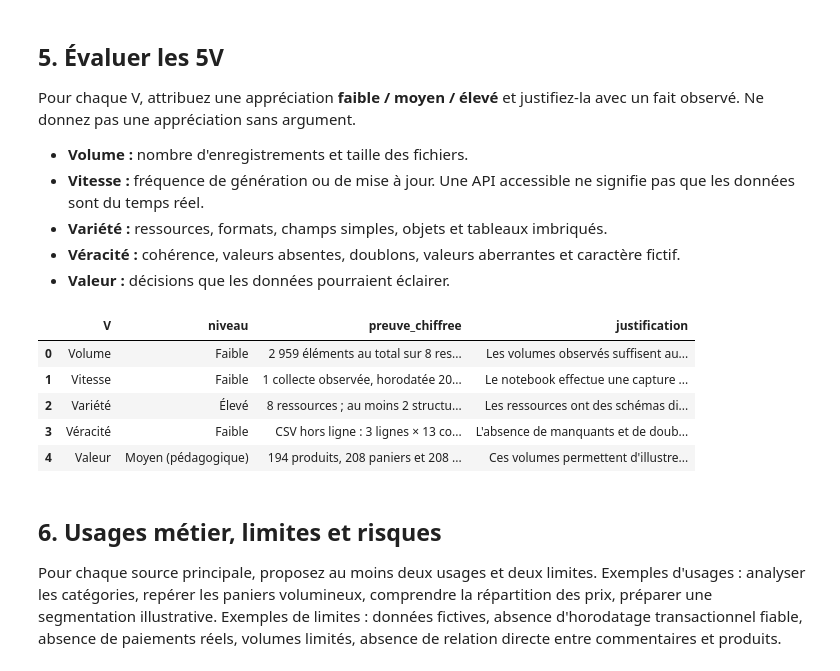
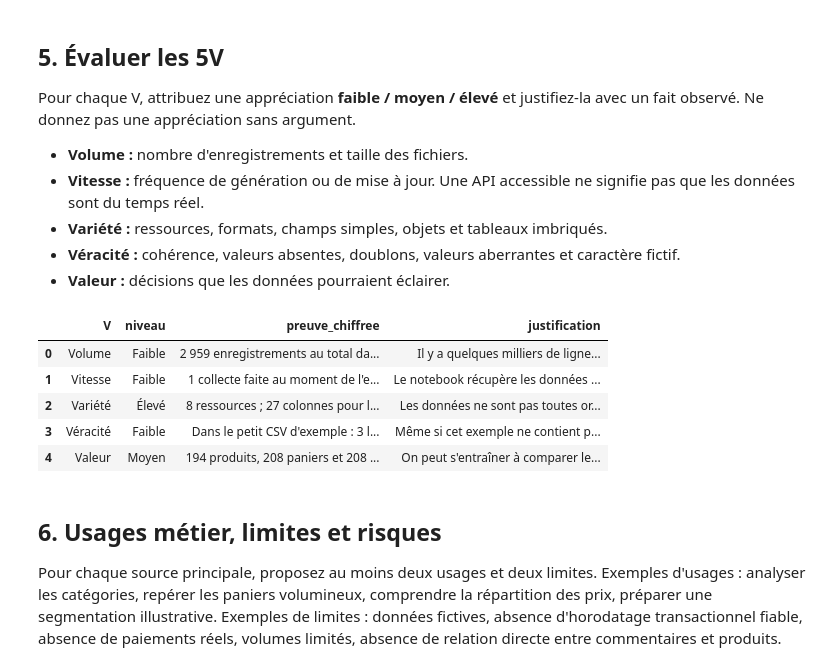
Before and after one commit to timeo-grrd/cours_big_data, a Jupyter notebook: notebooks/01_atelier_exploration_sources.ipynb, the cells around one changed output. Drawn from its saved outputs; the diff is of its cells as text; code cells hidden in the pictures.

```diff
--- a/notebooks/01_atelier_exploration_sources.ipynb
+++ b/notebooks/01_atelier_exploration_sources.ipynb
@@ -262,22 +262,22 @@ Pour chaque V, attribuez une appréciation **faible / moyen / élevé** et justi
 - **Variété :** ressources, formats, champs simples, objets et tableaux imbriqués.
 - **Véracité :** cohérence, valeurs absentes, doublons, valeurs aberrantes et caractère fictif.
 - **Valeur :** décisions que les données pourraient éclairer.
-# %%
-analyse_5v = pd.DataFrame([
-    {"V":"Volume","niveau":"Faible","preuve_chiffree":"2 959 éléments","justification":"Les volumes observés suffisent aux exercices du notebook, mais restent très limités pour un projet Big Data réel."},
-    {"V":"Vitesse","niveau":"Faible","preuve_chiffree":"1 collecte observée, horodatée 2026-11-25 10:44:29 UTC ; interrogation à la demande.","justification":"Le notebook effectue une capture ponctuelle des ressources, sans flux ni mesure de mises à jour en continu : l'accès à l'API ne constitue pas du temps réel."},
-    {"V":"Variété","niveau":"Élevé","preuve_chiffree":"8 ressources ; au moins 2 structures imbriquées observées : products[] dans carts et objets address/bank/company dans users.","justification":"Les ressources ont des schémas différents et combinent champs simples, objets et tableaux JSON imbriqués ; leur aplatissement demande un traitement adapté."},
-    {"V":"Véracité","niveau":"Faible","preuve_chiffree":"CSV hors ligne : 3 lignes × 13 colonnes, 0/39 valeur manquante, 0 doublon exact ; les 3 dates valent 2025-01-01.","justification":"L'absence de manquants et de doublons concerne seulement le mini-échantillon. Les données sont fictives et order_date est synthétique : elles ne prouvent pas des ventes réelles."},
-    {"V":"Valeur","niveau":"Moyen (pédagogique)","preuve_chiffree":"194 produits, 208 paniers et 208 utilisateurs observés ; les paniers exposent userId et des productId.","justification":"Ces volumes permettent d'illustrer les jointures, l'analyse du catalogue et des paniers, mais pas de prendre des décisions commerciales fiables sur une activité réelle."},
-])
-display(analyse_5v)
-# %% [output]
-|  | V | niveau | preuve_chiffree | justification |
-| 0 | Volume | Faible | 2 959 éléments au total sur 8 res... | Les volumes observés suffisent au... |
-| 1 | Vitesse | Faible | 1 collecte observée, horodatée 20... | Le notebook effectue une capture ... |
-| 2 | Variété | Élevé | 8 ressources ; au moins 2 structu... | Les ressources ont des schémas di... |
-| 3 | Véracité | Faible | CSV hors ligne : 3 lignes × 13 co... | L'absence de manquants et de doub... |
-| 4 | Valeur | Moyen (pédagogique) | 194 produits, 208 paniers et 208 ... | Ces volumes permettent d'illustre... |
+# %%
+analyse_5v = pd.DataFrame([
+    {"V": "Volume", "niveau": "Faible", "preuve_chiffree": "2 959 elements (1 454 quotes).", "justification": "Peut de données (10³)"},
+    {"V": "Vitesse", "niveau": "Faible", "preuve_chiffree": "1 seul collecte au moment de l'exécution.", "justification": "Le notebook récupère les données quand on lance le code. Il ne les surveille pas en continu : on ne sait donc pas combien de fois elles changent dans une journée."},
+    {"V": "Variété", "niveau": "Élevé", "preuve_chiffree": "8 ressources ; 27 colonnes pour les produits, 7 pour les paniers et 52 pour les utilisateurs.", "justification": "Les données ne sont pas toutes organisées pareil. Par exemple, un panier contient une liste de produits, et un utilisateur contient des informations rangées dans des sous-parties."},
+    {"V": "Véracité", "niveau": "Faible", "preuve_chiffree": "Dans le petit CSV d'exemple : 3 lignes, 13 colonnes, 0 case vide et 0 ligne répétée exactement ; les 3 dates sont identiques (2025-01-01).", "justification": "Même si cet exemple ne contient pas de case vide ni de ligne répétée, il ne contient que 3 lignes. En plus, les données sont fictives et la date est créée pour l'exercice : cela ne représente pas de vraies ventes."},
+    {"V": "Valeur", "niveau": "Moyen", "preuve_chiffree": "194 produits, 208 paniers et 208 utilisateurs ; les paniers contiennent des produits et un identifiant d'utilisateur (userId).", "justification": "On peut s'entraîner à comparer les produits et à regarder ce qu'il y a dans les paniers. Mais ces chiffres fictifs ne suffisent pas pour décider quoi vendre dans un vrai magasin."},
+])
+display(analyse_5v)
+# %% [output]
+|  | V | niveau | preuve_chiffree | justification |
+| 0 | Volume | Faible | 2 959 enregistrements au total da... | Il y a quelques milliers de ligne... |
+| 1 | Vitesse | Faible | 1 collecte faite au moment de l'e... | Le notebook récupère les données ... |
+| 2 | Variété | Élevé | 8 ressources ; 27 colonnes pour l... | Les données ne sont pas toutes or... |
+| 3 | Véracité | Faible | Dans le petit CSV d'exemple : 3 l... | Même si cet exemple ne contient p... |
+| 4 | Valeur | Moyen | 194 produits, 208 paniers et 208 ... | On peut s'entraîner à comparer le... |
 # %% [markdown]
 ## 6. Usages métier, limites et risques
 
```
Also changed, not shown: 3 other files.
